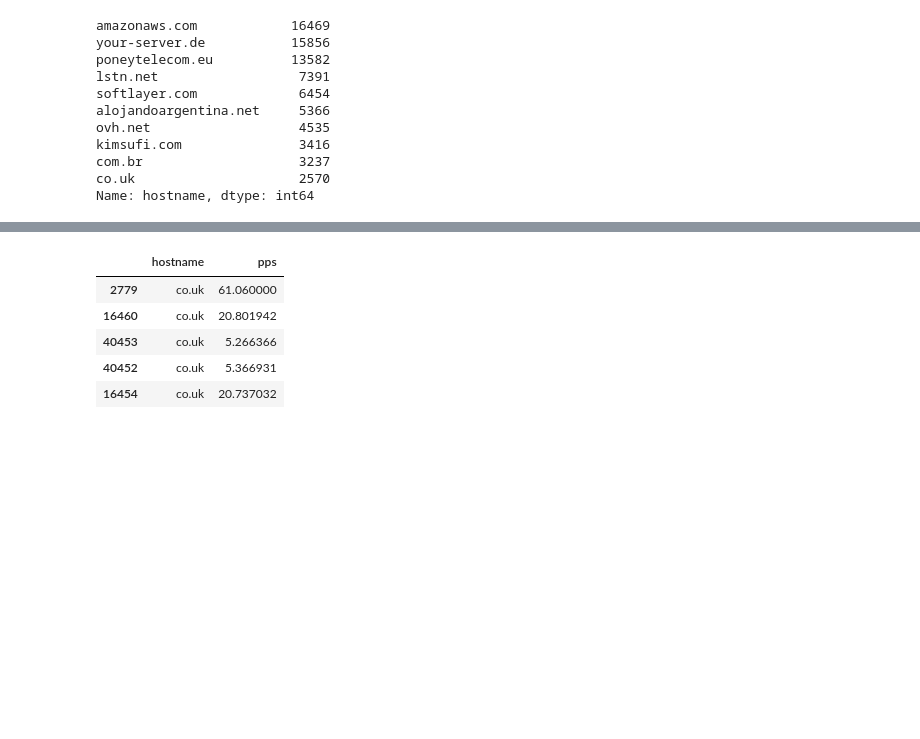
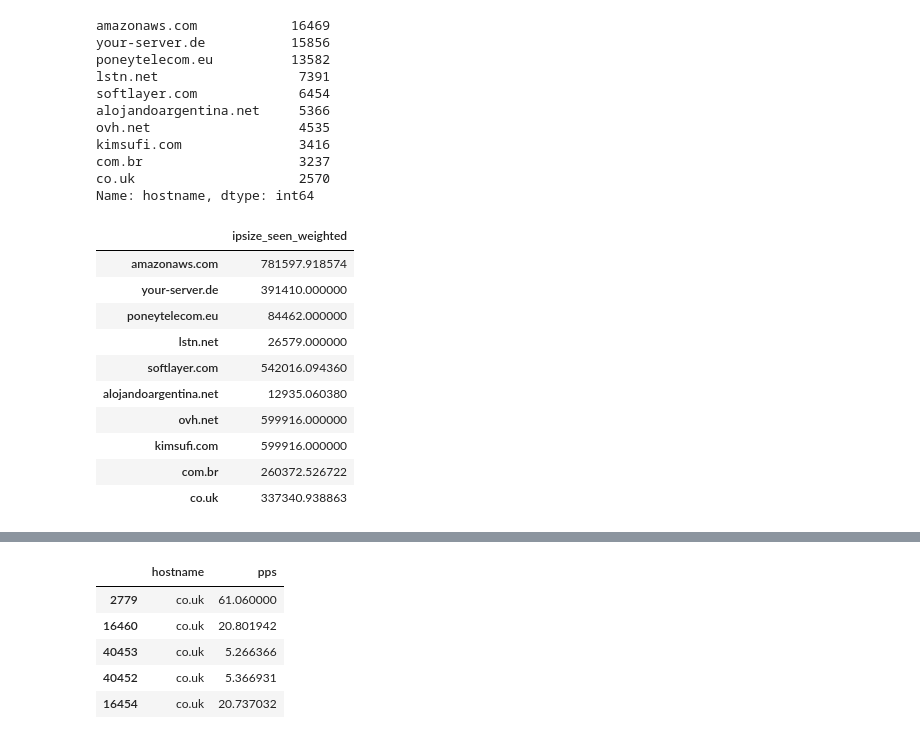
Before and after one commit to WKSu/WM0824TU-economics-of-cybersecurity-DDoS, a Jupyter notebook: block3-SecurityInvestments/securityInvestments.ipynb, the cells around one changed output, grey strips where cells are left out. Saved outputs shown, nothing was run; the diff lists cells and outputs as text; code cells hidden in the pictures; blank space fills up the shorter version.

```diff
--- a/block3-SecurityInvestments/securityInvestments.ipynb
+++ b/block3-SecurityInvestments/securityInvestments.ipynb
@@ -99,5 +99,5 @@ Decsriptions of the metadata (Cheung, 2017):
 # %%
-def cleanHostname(raw_hostname):
+def secondLevelDomainName(raw_hostname):
     '''get second-level domain name'''
     if raw_hostname.count(".") >= 2:
         d3, d2, d1 = raw_hostname.rsplit(".", 2)
@@ -107,7 +107,7 @@ def cleanHostname(raw_hostname):
 # %%
 hostingDomains = dfASesHosting[~dfASesHosting.raw_hostname.isna()]
 hostingDomains = hostingDomains[hostingDomains.raw_hostname != "None"]
-hostingDomains['hostname'] = hostingDomains.raw_hostname.apply(cleanHostname)
+hostingDomains['hostname'] = hostingDomains.raw_hostname.apply(secondLevelDomainName)
 hostingDomains.head()
 # %% [output]
 |  | target_ip | date | sensor_id | service | start_time | stop_time | duration | packets | raw_country | ... |
@@ -133,3 +133,36 @@ kimsufi.com               3416
 com.br                    3237
 co.uk                     2570
 Name: hostname, dtype: int64
+# %%
+# as_ipsize_seen
+
+hostingDomains_IpSizeSeen = {
+    host : hostingDomains.loc[hostingDomains.hostname == host]
+                         .as_ipsize_seen
+                         .value_counts()
+                         .reset_index()
+    for host in mostAttackedHostingProviders.index
+}
+
+# weighted domain size
+
+hostingDomains_IpSizeSeenWeighted = {
+    host: (d["index"] * d["as_ipsize_seen"]).sum() / d["as_ipsize_seen"].sum()
+    for (host, d) in hostingDomains_IpSizeSeen.items()
+}
+
+hostingDomains_IpSizeSeenWeighted = pd.DataFrame.from_dict(hostingDomains_IpSizeSeenWeighted,
+                                                           orient="index", columns=["ipsize_seen_weighted"])
+hostingDomains_IpSizeSeenWeighted
+# %% [output]
+|  | ipsize_seen_weighted |
+| amazonaws.com | 781597.918574 |
+| your-server.de | 391410.000000 |
+| poneytelecom.eu | 84462.000000 |
+| lstn.net | 26579.000000 |
+| softlayer.com | 542016.094360 |
+| alojandoargentina.net | 12935.060380 |
+| ovh.net | 599916.000000 |
+| kimsufi.com | 599916.000000 |
+| com.br | 260372.526722 |
+| co.uk | 337340.938863 |
```
Also changed, not shown: parts of 7 cells of this notebook, 1 other file.
